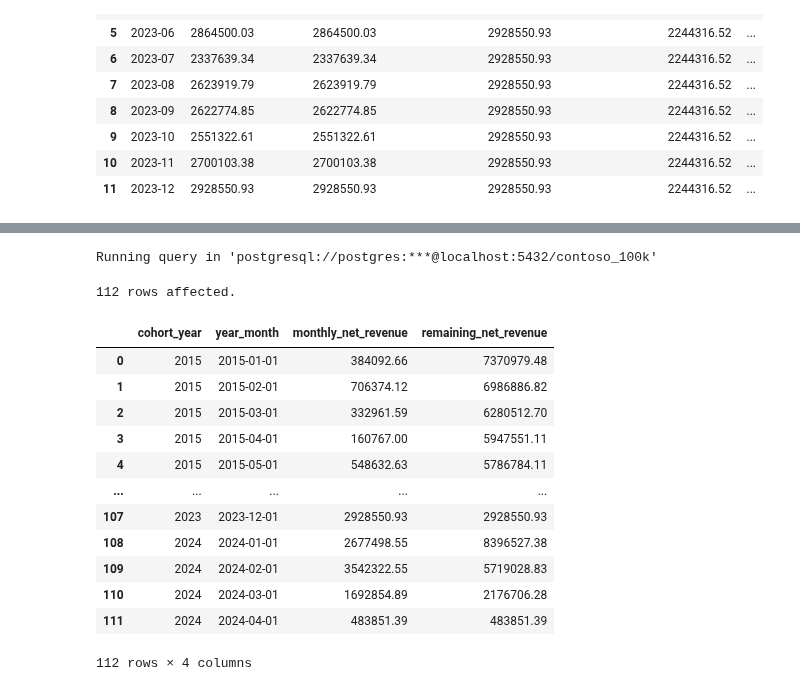
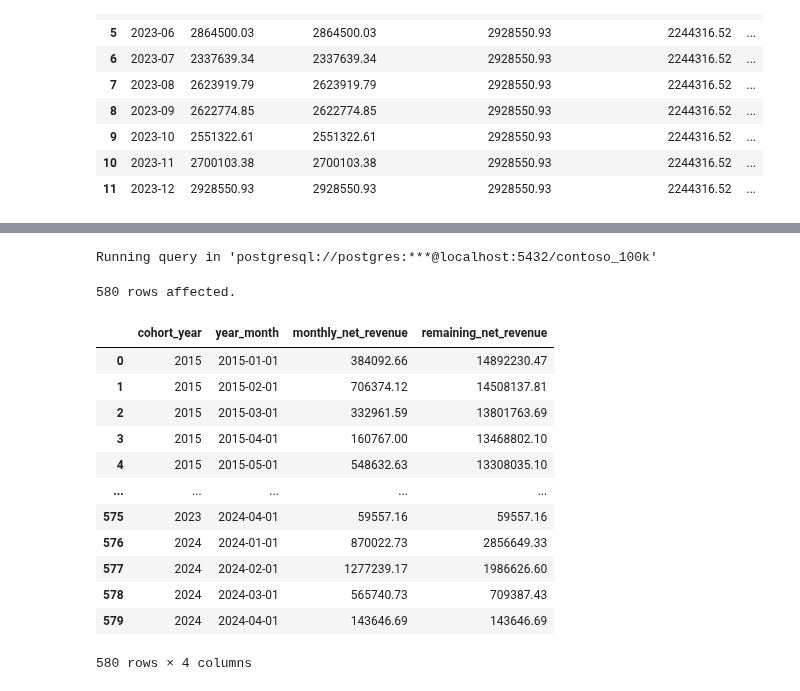
Before and after one commit to mgamzec/SQL_Data_Analytics_Project, a Jupyter notebook: 3_Windows_Functions/5_Frame_Clause.ipynb, the cells around one changed output, grey strips where cells are left out. Cells and saved outputs as stored; diff of their text form; code cells hidden in the pictures.

```diff
--- a/3_Windows_Functions/5_Frame_Clause.ipynb
+++ b/3_Windows_Functions/5_Frame_Clause.ipynb
@@ -1395,61 +1477,72 @@ Running query in 'postgresql://postgres:***@localhost:5432/contoso_100k'
 # %%
 %%sql
 
-WITH cohort_analysis AS (
+WITH cohort AS (
+	SELECT
+	    customerkey,
+	    EXTRACT(YEAR FROM MIN(orderdate)) AS cohort_year
+	FROM sales
+	GROUP BY
+	    customerkey
+),
+
+cohort_analysis AS (
     SELECT
-        customerkey,
-        EXTRACT(YEAR FROM MIN(orderdate)) AS cohort_year,
-        orderdate,
-        SUM(quantity * netprice * exchangerate) AS total_net_revenue
-    FROM sales
+        s.customerkey,
+        c.cohort_year,
+        s.orderdate,
+        SUM(s.quantity * s.netprice * s.exchangerate) AS total_net_revenue
+    FROM sales s
+    LEFT JOIN cohort c ON c.customerkey = s.customerkey
     GROUP BY
-        customerkey,
-        orderdate
+        s.customerkey,
+        c.cohort_year,
+        s.orderdate
 ),
 
 cohort_summary AS (
     SELECT
         cohort_year,
         DATE_TRUNC('month', orderdate)::date AS year_month,
         SUM(total_net_revenue) AS total_revenue
     FROM cohort_analysis
     GROUP BY cohort_year, year_month
 )
 
 SELECT
     cohort_year,
     year_month,
     SUM(total_revenue) OVER (
         PARTITION BY cohort_year
         ORDER BY year_month
         ROWS BETWEEN CURRENT ROW AND CURRENT ROW
     ) AS monthly_net_revenue,
     SUM(total_revenue) OVER (
         PARTITION BY cohort_year
         ORDER BY year_month
         ROWS BETWEEN CURRENT ROW AND UNBOUNDED FOLLOWING -- Updated
     ) AS remaining_net_revenue
 FROM cohort_summary
 ORDER BY
     cohort_year,
     year_month
 ;
 # %% [output]
 Running query in 'postgresql://postgres:***@localhost:5432/contoso_100k'
-112 rows affected.
+580 rows affected.
 |  | cohort_year | year_month | monthly_net_revenue | remaining_net_revenue |
-| 0 | 2015 | 2015-01-01 | 384092.66 | 7370979.48 |
-| 1 | 2015 | 2015-02-01 | 706374.12 | 6986886.82 |
-| 2 | 2015 | 2015-03-01 | 332961.59 | 6280512.70 |
-| 3 | 2015 | 2015-04-01 | 160767.00 | 5947551.11 |
-| 4 | 2015 | 2015-05-01 | 548632.63 | 5786784.11 |
+| 0 | 2015 | 2015-01-01 | 384092.66 | 14892230.47 |
+| 1 | 2015 | 2015-02-01 | 706374.12 | 14508137.81 |
+| 2 | 2015 | 2015-03-01 | 332961.59 | 13801763.69 |
+| 3 | 2015 | 2015-04-01 | 160767.00 | 13468802.10 |
+| 4 | 2015 | 2015-05-01 | 548632.63 | 13308035.10 |
 | ... | ... | ... | ... | ... |
-| 107 | 2023 | 2023-12-01 | 2928550.93 | 2928550.93 |
-| 108 | 2024 | 2024-01-01 | 2677498.55 | 8396527.38 |
-| 109 | 2024 | 2024-02-01 | 3542322.55 | 5719028.83 |
-| 110 | 2024 | 2024-03-01 | 1692854.89 | 2176706.28 |
-| 111 | 2024 | 2024-04-01 | 483851.39 | 483851.39 |
+| 575 | 2023 | 2024-04-01 | 59557.16 | 59557.16 |
+| 576 | 2024 | 2024-01-01 | 870022.73 | 2856649.33 |
+| 577 | 2024 | 2024-02-01 | 1277239.17 | 1986626.60 |
+| 578 | 2024 | 2024-03-01 | 565740.73 | 709387.43 |
+| 579 | 2024 | 2024-04-01 | 143646.69 | 143646.69 |
-112 rows × 4 columns
+580 rows × 4 columns
 # %% [markdown]
 <img src="../Resources/images/3.5_cohort_remaining_rev.png" alt="Cohort Remaining Net Revenue" width="50%">
 
```
Also changed, not shown: parts of 20 cells of this notebook, 6 other files.
